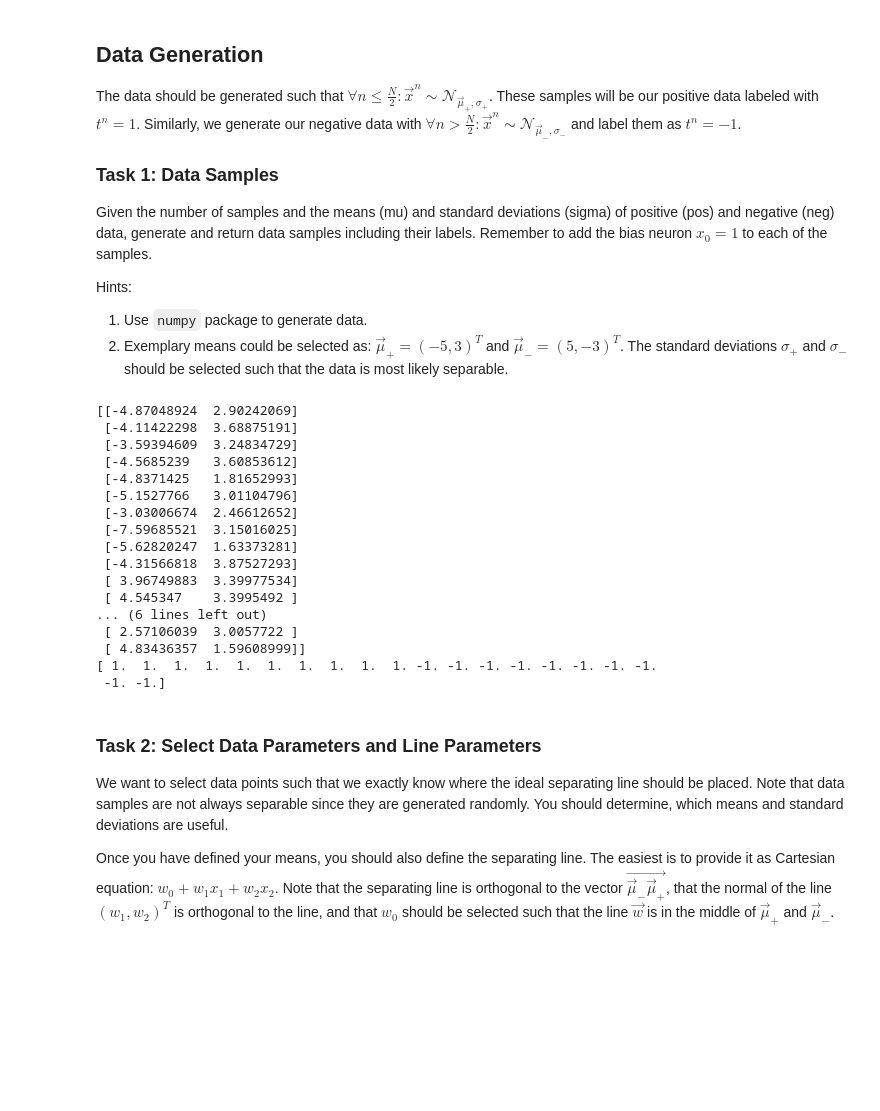
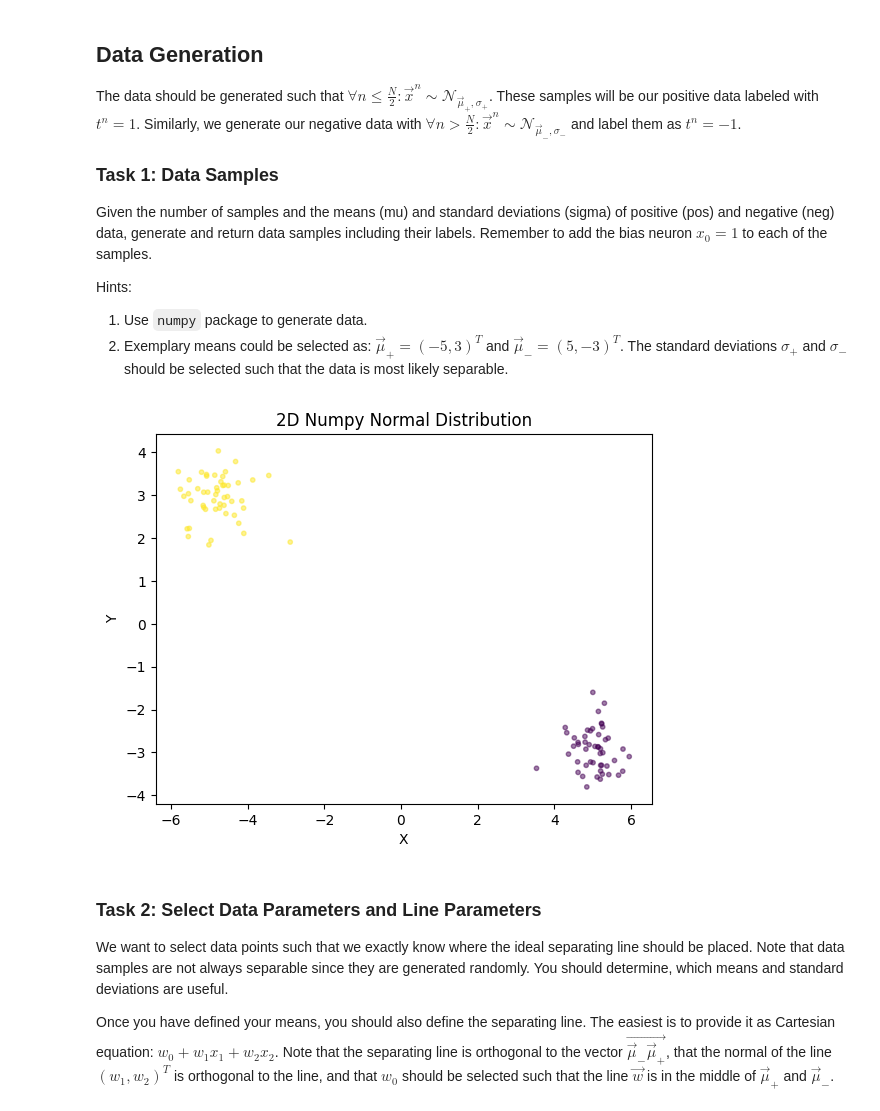
Before and after one commit to JorgeOrtizV/deepLearning_uzh, a Jupyter notebook: DL-Assignment01.ipynb, the cells around one changed output. Drawn from its saved outputs; the diff is of its cells as text; code cells hidden in the pictures; blank space fills up the shorter version.

```diff
--- a/DL-Assignment01.ipynb
+++ b/DL-Assignment01.ipynb
@@ -29,13 +29,17 @@ Hints:
 import numpy as np
 
 def dataset(number_of_samples, mu_pos, sigma_pos, mu_neg, sigma_neg):
+  N = int(number_of_samples/2)
   # create positive and negative data
-  positive_data = np.random.normal(loc=mu_pos, scale=sigma_pos, size=[number_of_samples, 2])
-  negative_data = np.random.normal(loc=mu_neg, scale=sigma_neg, size=[number_of_samples, 2])
+  positive_data = np.random.normal(loc=mu_pos, scale=sigma_pos, size=[N, 2])
+  negative_data = np.random.normal(loc=mu_neg, scale=sigma_neg, size=[N, 2])
+  ones = np.ones((N,1))
+  positive_data = np.c_[ones, positive_data]
+  negative_data = np.c_[ones, negative_data]
 
   # assign positive and negative labels
-  positive_labels = np.ones(number_of_samples)
-  negative_labels = np.full(shape=number_of_samples, fill_value=-1)
+  positive_labels = np.full(shape=N, fill_value=1)
+  negative_labels = np.full(shape=N, fill_value=-1)
 
   # concatenate positive and negative data
   all_data = np.concatenate((positive_data, negative_data), axis=0)
@@ -46,27 +50,21 @@ def dataset(number_of_samples, mu_pos, sigma_pos, mu_neg, sigma_neg):
 
   # return both X and T
   return all_data, all_labels
-all_data, all_labels = dataset(10, (-5,3), 1, (5,3), 1)
-print(all_data)
-print(all_labels)
+all_data, all_labels = dataset(100, (-5,3), 0.5, (5,-3), 0.5)
+# print(all_data)
+# print(all_labels)
-# %% [output]
-[[-4.87048924  2.90242069]
- [-4.11422298  3.68875191]
- [-3.59394609  3.24834729]
- [-4.5685239   3.60853612]
- [-4.8371425   1.81652993]
- [-5.1527766   3.01104796]
- [-3.03006674  2.46612652]
- [-7.59685521  3.15016025]
- [-5.62820247  1.63373281]
- [-4.31566818  3.87527293]
- [ 3.96749883  3.39977534]
- [ 4.545347    3.3995492 ]
-... (6 lines left out)
- [ 2.57106039  3.0057722 ]
- [ 4.83436357  1.59608999]]
-[ 1.  1.  1.  1.  1.  1.  1.  1.  1.  1. -1. -1. -1. -1. -1. -1. -1. -1.
- -1. -1.]
+# %%
+import numpy as np
+import matplotlib.pyplot as plt
+
+# Plot the data
+plt.scatter(all_data[:, 1], all_data[:, 2], c=all_labels, cmap='viridis', s=10, alpha=0.5)
+plt.xlabel('X')
+plt.ylabel('Y')
+plt.title('2D Numpy Normal Distribution')
+plt.show()
+# %% [output]
+[figure, added]
 # %% [markdown]
 ### Task 2: Select Data Parameters and Line Parameters
 
```
Also changed, not shown: parts of 15 cells of this notebook.
